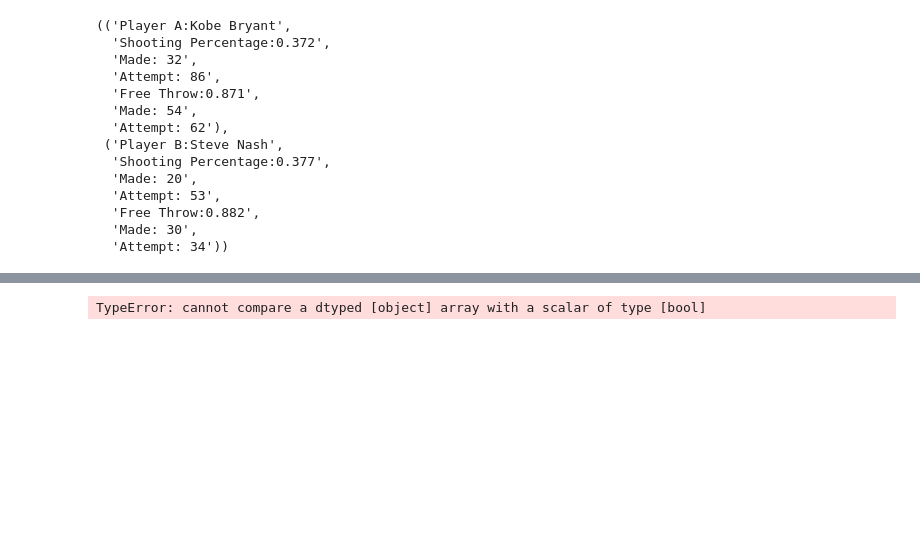
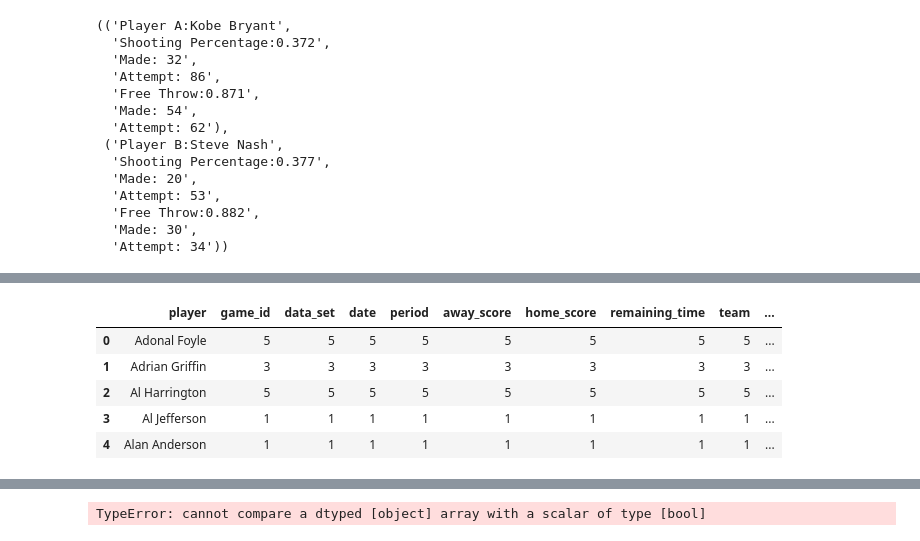
Before and after one commit to deepakchandi/clutch-baller, a Jupyter notebook: Practice(05-06 season).ipynb, the cells around one changed output, grey strips where cells are left out. Drawn from its saved outputs; the diff is of its cells as text; code cells hidden in the pictures; blank space fills up the shorter version.

```diff
--- a/Practice(05-06 season).ipynb
+++ b/Practice(05-06 season).ipynb
@@ -166,0 +239,11 @@ regular_season.head()
+# %%
+b = (a.groupby('player').count()).reset_index()
+# %%
+b.head()
+# %% [output]
+|  | player | game_id | data_set | date | period | away_score | home_score | remaining_time | team | ... |
+| 0 | Adonal Foyle | 5 | 5 | 5 | 5 | 5 | 5 | 5 | 5 | ... |
+| 1 | Adrian Griffin | 3 | 3 | 3 | 3 | 3 | 3 | 3 | 3 | ... |
+| 2 | Al Harrington | 5 | 5 | 5 | 5 | 5 | 5 | 5 | 5 | ... |
+| 3 | Al Jefferson | 1 | 1 | 1 | 1 | 1 | 1 | 1 | 1 | ... |
+| 4 | Alan Anderson | 1 | 1 | 1 | 1 | 1 | 1 | 1 | 1 | ... |
```
Also changed, not shown: parts of 21 cells of this notebook.
